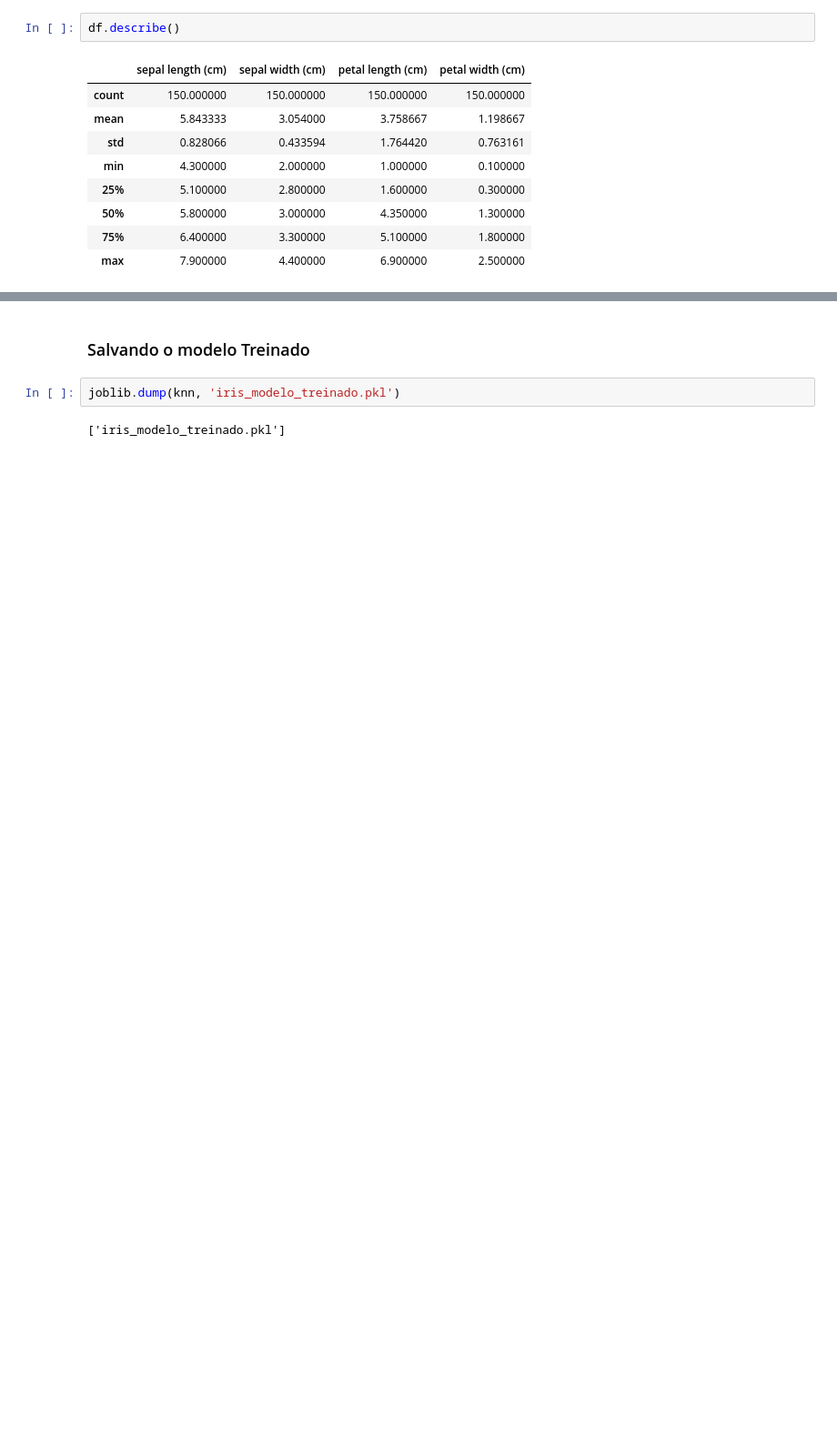
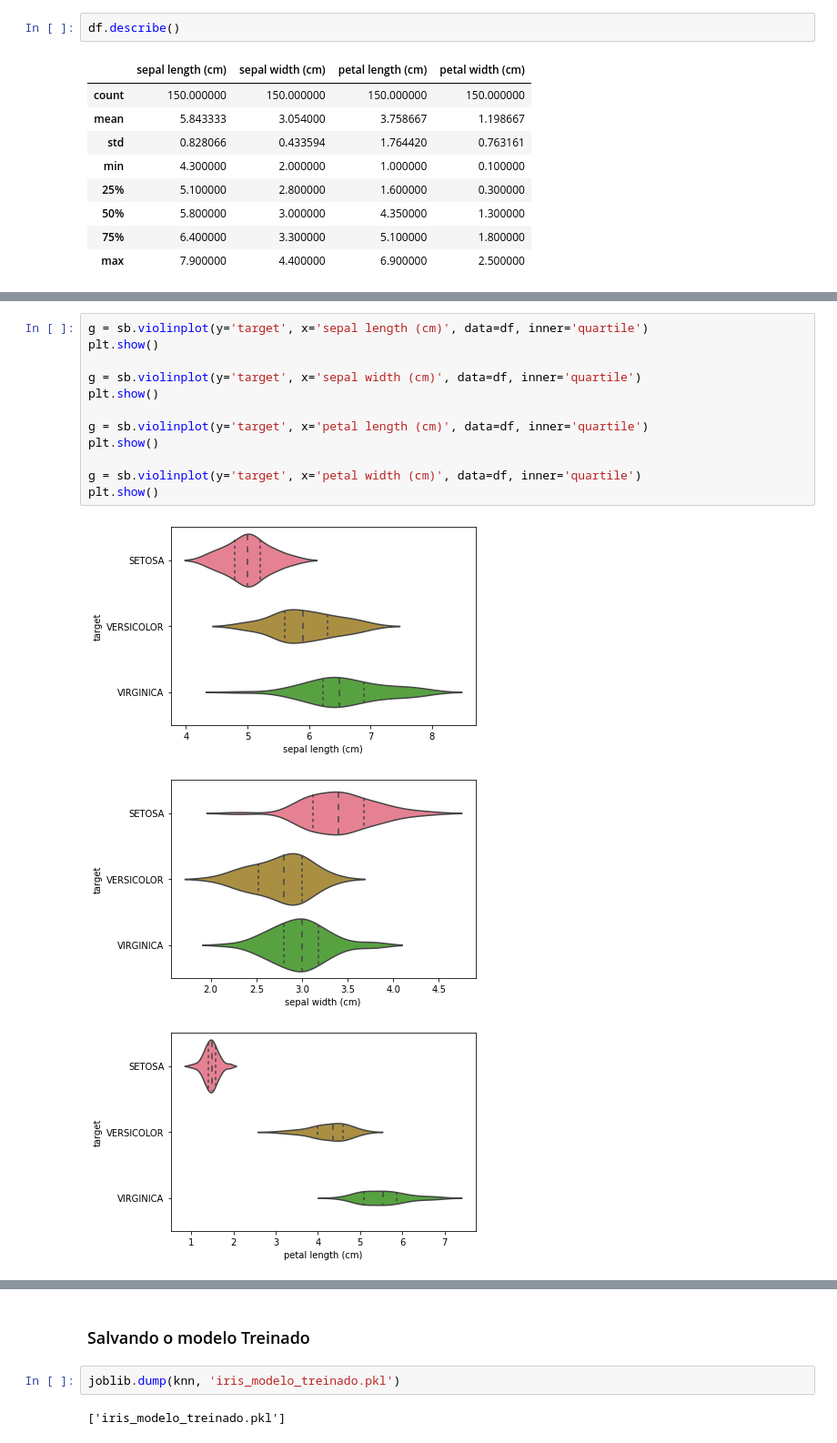
Before and after one commit to CarlosSalesNaturalTec/DS_ML_aprendizado_supervisionado_classificacao_KNN, a Jupyter notebook: exemplo_iris_dataset.ipynb, the cells around one changed output, grey strips where cells are left out. Shown at 91% size. Saved outputs shown, nothing was run; the diff lists cells and outputs as text; blank space fills up the shorter version.

```diff
--- a/exemplo_iris_dataset.ipynb
+++ b/exemplo_iris_dataset.ipynb
@@ -77,0 +98,16 @@ sb.pairplot(df,hue="target")
+# %%
+g = sb.violinplot(y='target', x='sepal length (cm)', data=df, inner='quartile')
+plt.show()
+
+g = sb.violinplot(y='target', x='sepal width (cm)', data=df, inner='quartile')
+plt.show()
+
+g = sb.violinplot(y='target', x='petal length (cm)', data=df, inner='quartile')
+plt.show()
+
+g = sb.violinplot(y='target', x='petal width (cm)', data=df, inner='quartile')
+plt.show()
+# %% [output]
+[figure, added]
+[figure, added]
+[figure, added]
```
Also changed, not shown: parts of 30 cells of this notebook, 2 other files.
